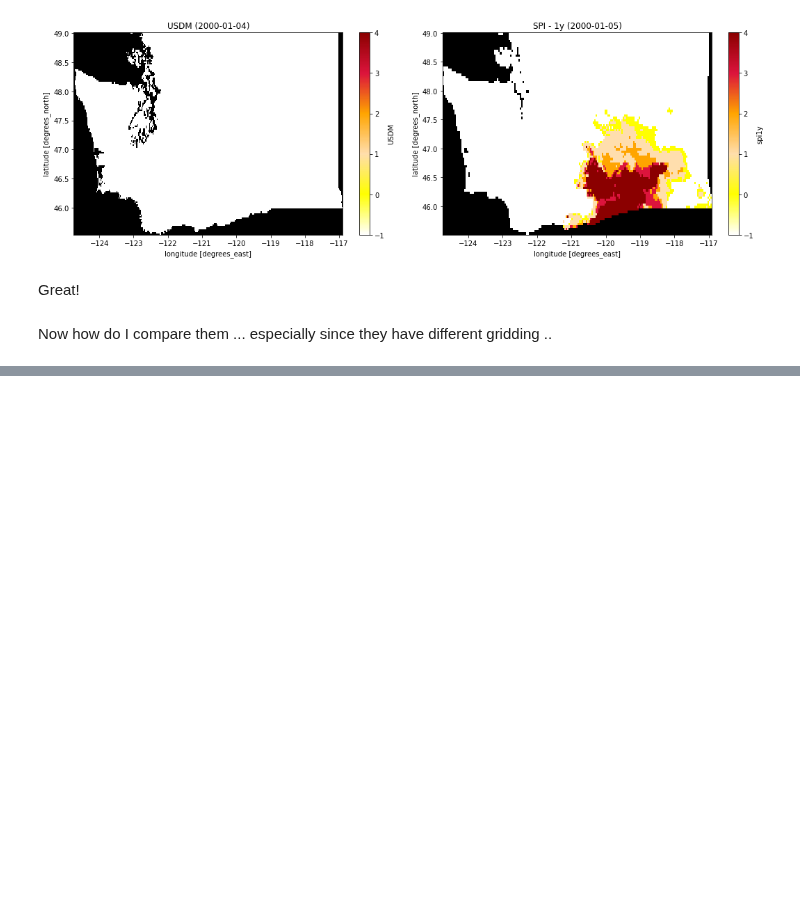
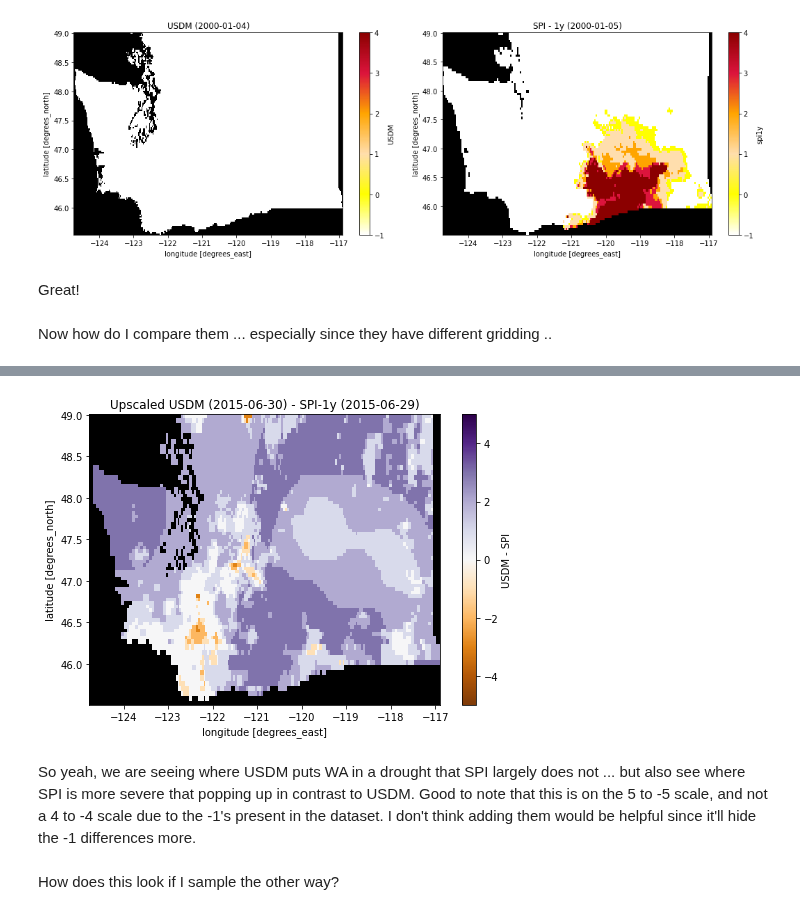
Before and after one commit to UW-Hydro/drought_impact, a Jupyter notebook: notebooks/explore/usdm_spi_compare.ipynb, the cells around one changed output, grey strips where cells are left out. Drawn from its saved outputs; the diff is of its cells as text; code cells hidden in the pictures; blank space fills up the shorter version.

```diff
--- a/notebooks/explore/usdm_spi_compare.ipynb
+++ b/notebooks/explore/usdm_spi_compare.ipynb
@@ -262,0 +316,14 @@ Now how do I compare them ... especially since they have different gridding ..
+# %%
+fig, ax = plt.subplots(figsize=(7,5))
+
+(usdm_wa_2015_resamp - spi_1y_wa_2015).plot(ax=ax, vmin=-5, vmax=5, cmap='PuOr', cbar_kwargs={'label':'USDM - SPI'})
+ax.set_facecolor('k')
+ax.set_title('Upscaled USDM (2015-06-30) - SPI-1y (2015-06-29)')
+
+plt.tight_layout()
+# %% [output]
+[figure, added]
+# %% [markdown]
+So yeah, we are seeing where USDM puts WA in a drought that SPI largely does not ... but also see where SPI is more severe that popping up in contrast to USDM. Good to note that this is on the 5 to -5 scale, and not a 4 to -4 scale due to the -1's present in the dataset. I don't think adding them would be helpful since it'll hide the -1 differences more.
+# %% [markdown]
+How does this look if I sample the other way?
```
Also changed, not shown: parts of 18 cells of this notebook, 5 other files.
